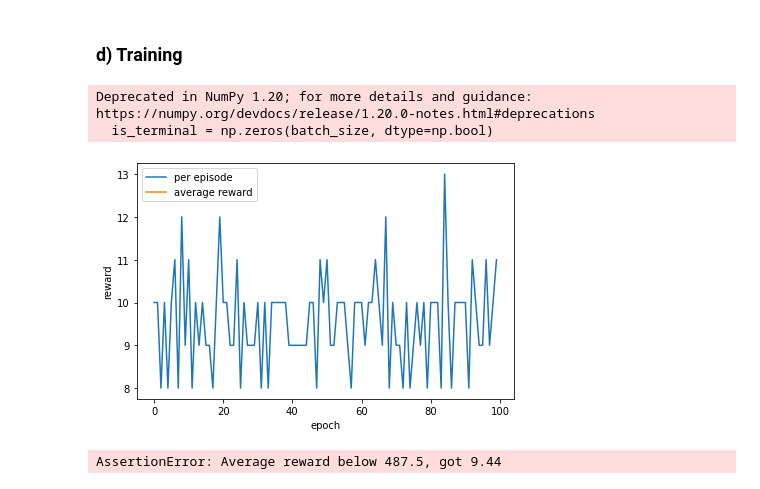
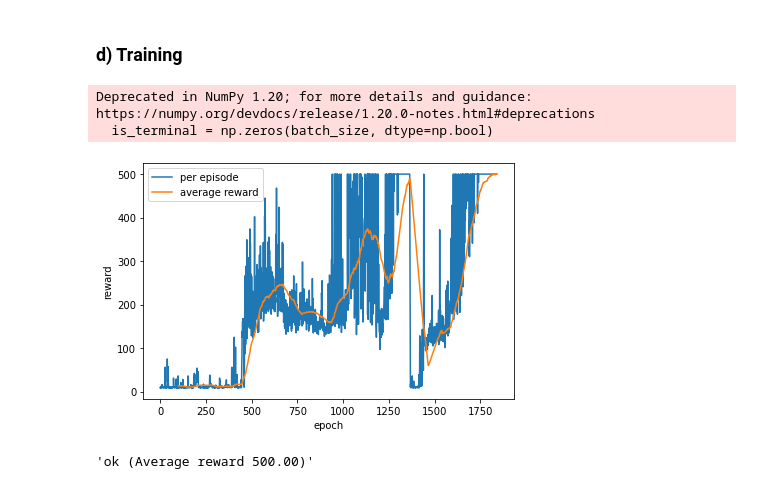
Before and after one commit to shubham-sharma3/RL_BPA2, a Jupyter notebook: tasks/dqn.ipynb, the cells around one changed output. Saved outputs shown, nothing was run; the diff lists cells and outputs as text; code cells hidden in the pictures.

```diff
--- a/tasks/dqn.ipynb
+++ b/tasks/dqn.ipynb
@@ -71,9 +71,7 @@ class ReplayBuffer(object):
     def sample_batch(self, batch_size):
         """Sample one batch from the memory."""
         # TODO
-        idx = []
-        for i in range(batch_size):
-            idx.append(rng.randint(0,self.mem_size))
+        idx = np.random.choice(range(self.mem_size), batch_size, replace=False)
 
         states = np.zeros((batch_size,*self.state_shape),dtype=np.float32)
         actions = np.zeros(batch_size,dtype=np.int64)
@@ -196,13 +194,12 @@ def epsilon_greedy(state, q_network, epsilon=0.05):
         action: one action
     """
     # TODO Epsilon-greedy action sampling
-    Q = q_network.forward(torch.tensor([state]))
-    #Q = q_network.forward(state)
+
     if np.random.rand() < epsilon:
         action = env.action_space.sample()
     else:
-        action = torch.argmax(Q)
-        action = action.item()
+        Q = q_network.forward(torch.tensor([state])) # VERBESSERN!
+        action = torch.argmax(Q).item()
 
     #action = int(action)
     return action
@@ -235,17 +232,17 @@ def compute_loss(q_network, target_network, states, actions, rewards, next_state
 
     qvals, expected_qvals, target_qvals = [],[],[]
 
-    for i, s, a, r, ns, ter in zip(range(len(actions)), states, actions, rewards, next_states, is_terminal):
-        qvals.append(q_network.forward(s)[a])
-        na = torch.argmax(q_network.forward(ns))
-        target_qvals.append(target_network.forward(ns)[na])
+    for s, a, r, ns, ter in zip(states, actions, rewards, next_states, is_terminal):
+        qvals.append(q_network(s)[a])
+
         if ter:
-            #qvals.append(0)
-            target_qvals[-1] = 0
-            #expected_qvals.append(0)
+            target_qvals.append(0)
+        else:
+            na = torch.argmax(q_network(ns))
+            target_qvals.append(target_network(ns)[na])
         expected_qvals.append(r+gamma*target_qvals[-1])
 
-    qvals = torch.tensor(qvals)
+    qvals = torch.stack(qvals).squeeze()
     expected_qvals = torch.tensor(expected_qvals)
     loss = mse(qvals, expected_qvals)
     return loss
@@ -256,10 +253,10 @@ def compute_loss(q_network, target_network, states, actions, rewards, next_state
 epsilon = 0.05  # For epsilon greedy action sampling
 batch_size = 64
 NETWORK_UPDATE_FREQUENCY = 4
-NETWORK_SYNC_FREQUENCY = 20
+NETWORK_SYNC_FREQUENCY = 2000
 gamma = 0.99
-episodes = 100
-replay_buffer_size = 10000 #TODO
+episodes = 10000 # Do not increase
+replay_buffer_size = 25000 #TODO
 
 q_network = DeepQNetwork()
 target_network = deepcopy(q_network)
@@ -297,7 +294,6 @@ with tqdm(range(episodes)) as pbar:
 
                 # Compute loss
                 loss = compute_loss(q_network, target_network, state_batch, action_batch, reward_batch, next_state_batch, terminal_batch, gamma)
-                loss.requires_grad=True
 
                 optimizer.zero_grad()
                 loss.backward()
@@ -305,34 +301,34 @@ with tqdm(range(episodes)) as pbar:
 
             # Sync networks every NETWORK_SYNC_FREQUENCY steps
             if step_count % NETWORK_SYNC_FREQUENCY == 0:
                 # ********************
                 # TODO Synchronize networks
                 target_network.load_state_dict(q_network.state_dict())
                 # ********************
 
         total_rewards.append(sum(rewards))
 
          # Print statistics
         pbar.set_description(f"Mean training reward {np.mean(total_rewards[-100:]):.02f}")
         if np.mean(total_rewards[-100:]) == 500:
             break # Stop training
 
 # Save model
 with open("solution/b2d.pt", "wb") as f:
     torch.save(q_network, f)
 
 # Plot training
 plt.plot(total_rewards, label="per episode")
 plt.plot(pd.DataFrame(total_rewards).rolling(100).mean(), label="average reward")
 plt.xlabel("epoch")
 plt.ylabel("reward")
 plt.legend()
 plt.tight_layout()
 plt.savefig("solution/b2d.png")
 # %% [output]
 Deprecated in NumPy 1.20; for more details and guidance: https://numpy.org/devdocs/release/1.20.0-notes.html#deprecations
   is_terminal = np.zeros(batch_size, dtype=np.bool)
-[figure, old version]
+[figure, new version]
 # %%
 # Test code
 policy = q_network
@@ -353,4 +349,4 @@ _avg_reward = np.mean([_rollout(seed=i) for i in tqdm(range(100), desc="Validati
 assert _avg_reward >= 487.5, f"Average reward below 487.5, got {_avg_reward}"
 f"ok (Average reward {_avg_reward:0.2f})"
 # %% [output]
-AssertionError: Average reward below 487.5, got 9.44
+'ok (Average reward 500.00)'
```
Also changed, not shown: parts of 1 cell of this notebook.
